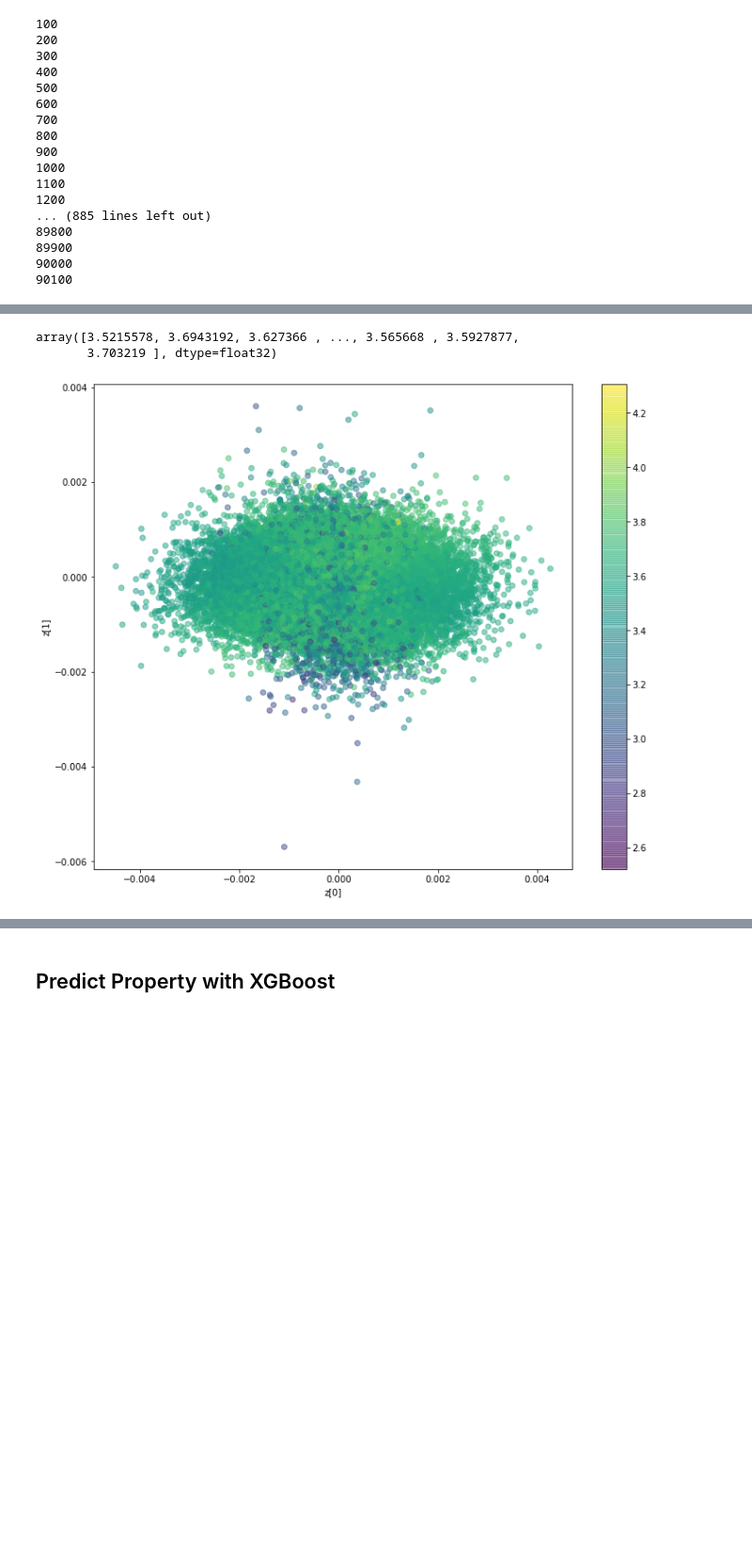
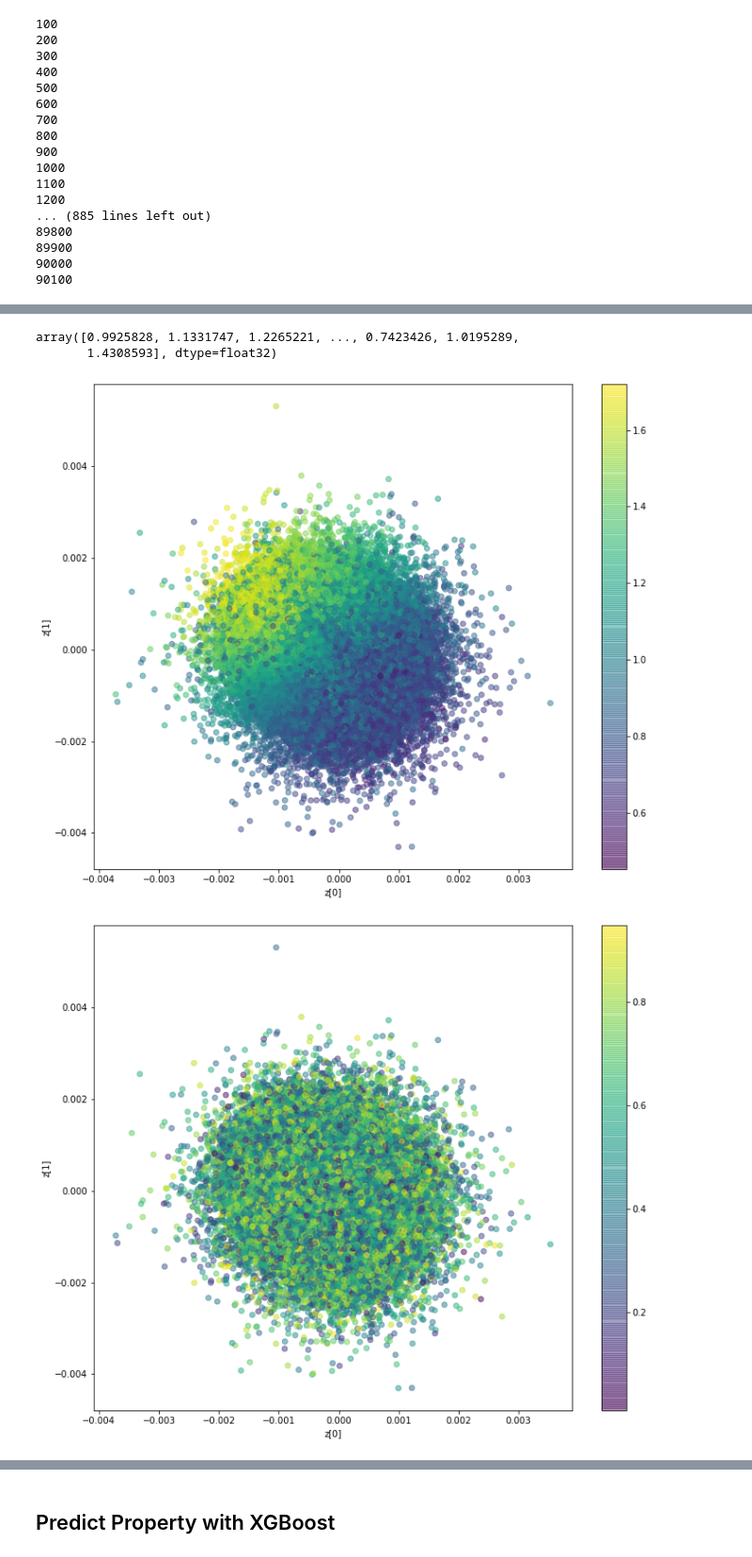
Before and after one commit to panukorn17/drug_discovery_models, a Jupyter notebook: fragment-based-dgm/Latent Space Optimisation.ipynb, the cells around one changed output, grey strips where cells are left out. Shown at 94% size. Cells and saved outputs as stored; diff of their text form; code cells hidden in the pictures; blank space fills up the shorter version.

```diff
--- a/fragment-based-dgm/Latent Space Optimisation.ipynb
+++ b/fragment-based-dgm/Latent Space Optimisation.ipynb
@@ -123,3 +137,5 @@ for idx, (src, tgt, lengths, data, tgt_str) in enumerate(loader):
 90100
 # %%
 data_sample_index = [item for sublist in data_sample for item in sublist]
+# %%
+data_sample_index_correct = [item for sublist in data_sample_correct for item in sublist]
@@ -126,11 +182,11 @@ data_sample_index = [item for sublist in data_sample for item in sublist]
 # %%
-pred_stack.cpu().detach().numpy()
+pred_sas_stack.cpu().detach().numpy()
 # %% [output]
-array([3.5215578, 3.6943192, 3.627366 , ..., 3.565668 , 3.5927877,
-       3.703219 ], dtype=float32)
+array([0.9925828, 1.1331747, 1.2265221, ..., 0.7423426, 1.0195289,
+       1.4308593], dtype=float32)
 # %%
 plt.figure(figsize=(12, 10))
-plt.scatter(mu_stack[:, 1].cpu().detach().numpy(), mu_stack[:, 2].cpu().detach().numpy(), c=pred_stack.cpu().detach().numpy(), alpha=0.5)
+plt.scatter(mu_stack[:, 1].cpu().detach().numpy(), mu_stack[:, 2].cpu().detach().numpy(), c=pred_sas_stack.cpu().detach().numpy(), alpha=0.5)
 plt.xlabel("z[0]")
 plt.ylabel("z[1]")
 plt.colorbar()
@@ -138,4 +194,15 @@ plt.colorbar()
 #plt.ylim(-0.0025, 0.0025)
 plt.show()
 # %% [output]
-[figure, old version]
+[figure, new version]
+# %%
+plt.figure(figsize=(12, 10))
+plt.scatter(mu_stack[:, 1].cpu().detach().numpy(), mu_stack[:, 2].cpu().detach().numpy(), c=np.array(dataset.data.loc[data_sample_index_correct, 'qed']), alpha=0.5)
+plt.xlabel("z[0]")
+plt.ylabel("z[1]")
+plt.colorbar()
+#plt.xlim(-0.0025, 0.003)
+#plt.ylim(-0.0025, 0.0025)
+plt.show()
+# %% [output]
+[figure, added]
```
Also changed, not shown: parts of 10 cells of this notebook, 2 other files.
